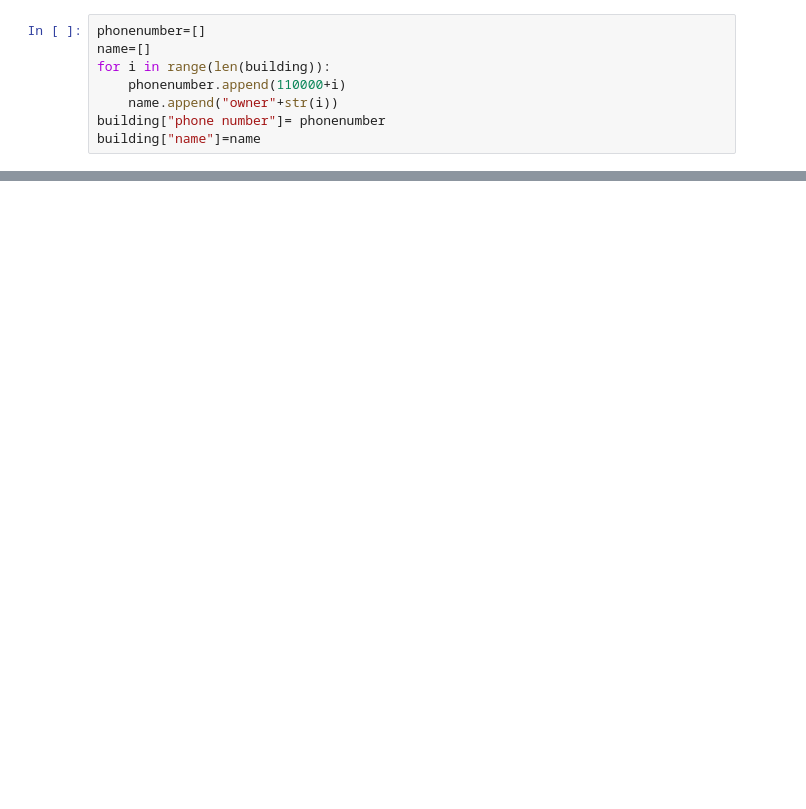
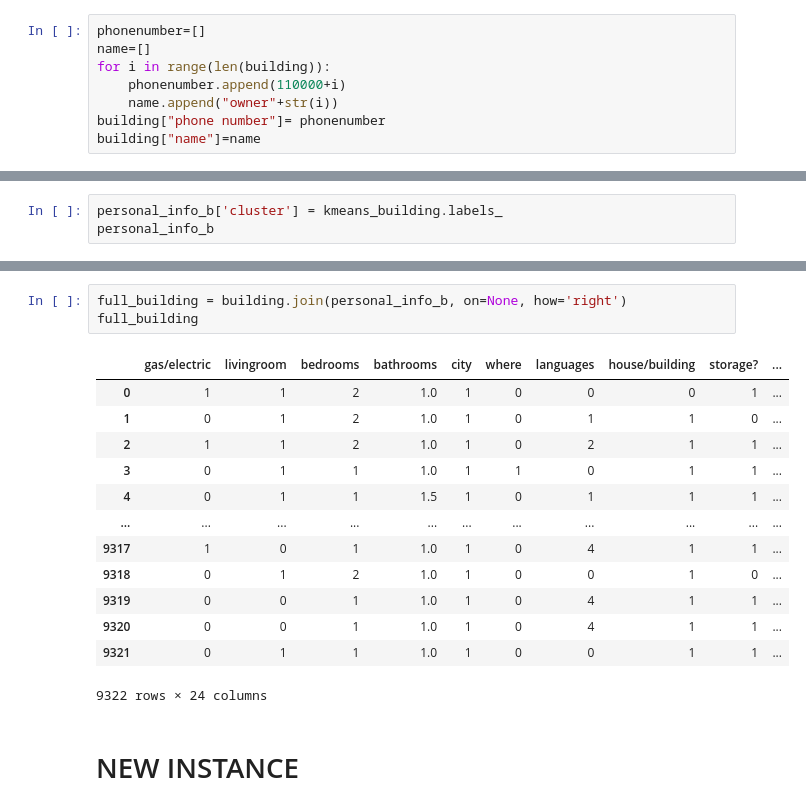
Before and after one commit to TaliaSeada/Hachathon_May22, a Jupyter notebook: Hackathon.ipynb, the cells around one changed output, grey strips where cells are left out. Cells and saved outputs as stored; diff of their text form; blank space fills up the shorter version.

```diff
--- a/Hackathon.ipynb
+++ b/Hackathon.ipynb
@@ -170,0 +513,3 @@ building.to_csv(r'C:\Users\talia\Hackathon\Hachathon_May22\building_updated.csv'
+# %%
+personal_info_b['cluster'] = kmeans_building.labels_
+personal_info_b
@@ -170,0 +530,19 @@ building.to_csv(r'C:\Users\talia\Hackathon\Hachathon_May22\building_updated.csv'
+# %%
+full_building = building.join(personal_info_b, on=None, how='right')
+full_building
+# %% [output]
+|  | gas/electric | livingroom | bedrooms | bathrooms | city | where | languages | house/building | storage? | ... |
+| 0 | 1 | 1 | 2 | 1.0 | 1 | 0 | 0 | 0 | 1 | ... |
+| 1 | 0 | 1 | 2 | 1.0 | 1 | 0 | 1 | 1 | 0 | ... |
+| 2 | 1 | 1 | 2 | 1.0 | 1 | 0 | 2 | 1 | 1 | ... |
+| 3 | 0 | 1 | 1 | 1.0 | 1 | 1 | 0 | 1 | 1 | ... |
+| 4 | 0 | 1 | 1 | 1.5 | 1 | 0 | 1 | 1 | 1 | ... |
+| ... | ... | ... | ... | ... | ... | ... | ... | ... | ... | ... |
+| 9317 | 1 | 0 | 1 | 1.0 | 1 | 0 | 4 | 1 | 1 | ... |
+| 9318 | 0 | 1 | 2 | 1.0 | 1 | 0 | 0 | 1 | 0 | ... |
+| 9319 | 0 | 0 | 1 | 1.0 | 1 | 0 | 4 | 1 | 1 | ... |
+| 9320 | 0 | 0 | 1 | 1.0 | 1 | 0 | 4 | 1 | 1 | ... |
+| 9321 | 0 | 1 | 1 | 1.0 | 1 | 0 | 0 | 1 | 1 | ... |
+9322 rows × 24 columns
+# %% [markdown]
+# NEW INSTANCE
```
Also changed, not shown: parts of 33 cells of this notebook.
